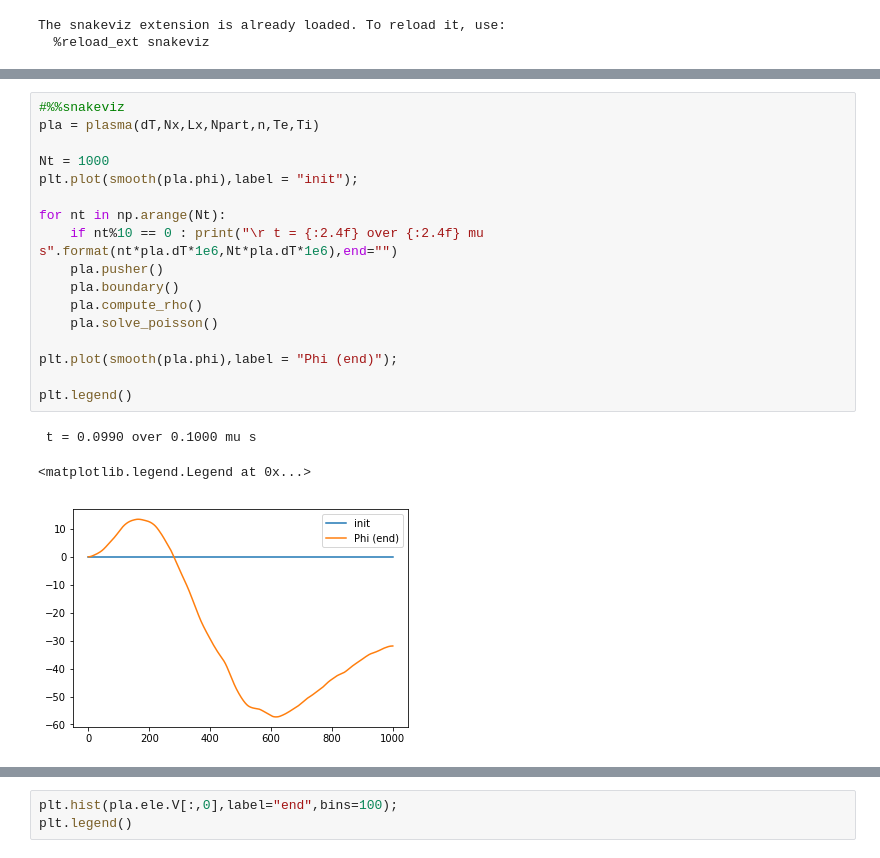
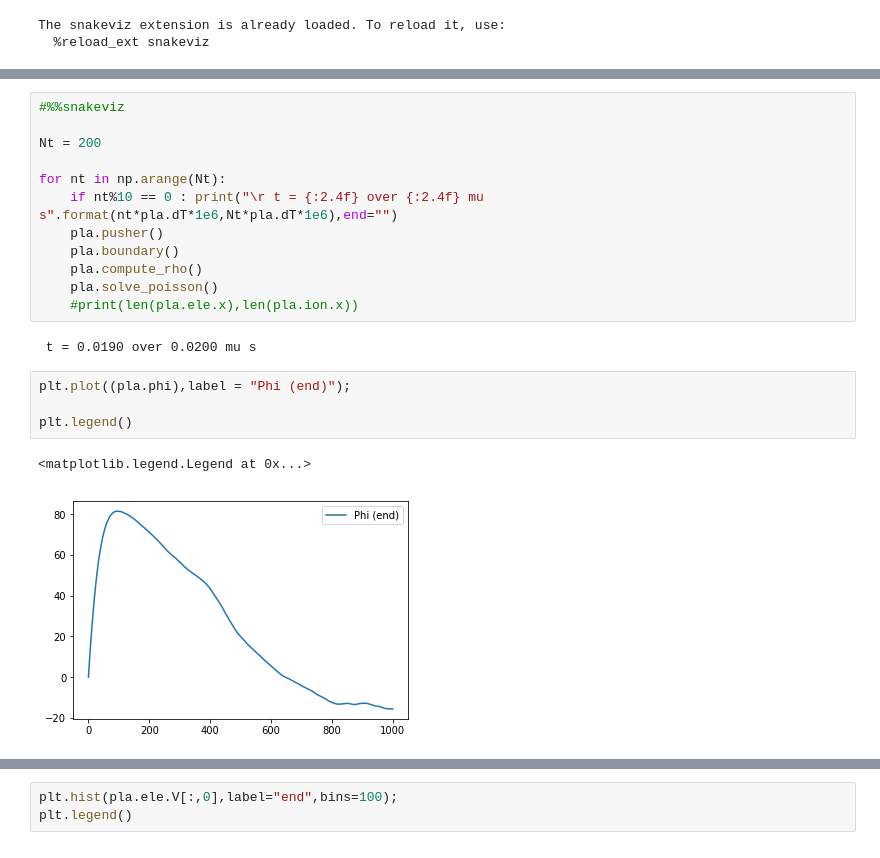
Before and after one commit to antoinetavant/1D_PIC, a Jupyter notebook: Main.ipynb, the cells around one changed output, grey strips where cells are left out. Cells and saved outputs as stored; diff of their text form.

```diff
--- a/Main.ipynb
+++ b/Main.ipynb
@@ -53,9 +68,7 @@ Nx = 1000, and Lx = 1.0 cm
 # %%
 #%%snakeviz
-pla = plasma(dT,Nx,Lx,Npart,n,Te,Ti)
 
-Nt = 1000
-plt.plot(smooth(pla.phi),label = "init");
+Nt = 200
 
 for nt in np.arange(Nt):
     if nt%10 == 0 : print("\r t = {:2.4f} over {:2.4f} mu s".format(nt*pla.dT*1e6,Nt*pla.dT*1e6),end="")
@@ -63,14 +76,16 @@ for nt in np.arange(Nt):
     pla.boundary()
     pla.compute_rho()
     pla.solve_poisson()
-
-plt.plot(smooth(pla.phi),label = "Phi (end)");
-
-plt.legend()
+    #print(len(pla.ele.x),len(pla.ion.x))
 # %% [output]
- t = 0.0990 over 0.1000 mu s
+ t = 0.0190 over 0.0200 mu s
-<matplotlib.legend.Legend at 0x...>
-[figure, removed]
+# %%
+plt.plot((pla.phi),label = "Phi (end)");
+
+plt.legend()
+# %% [output]
+<matplotlib.legend.Legend at 0x...>
+[figure, added]
 # %%
 plt.plot(smooth(pla.ne),label = "end elecs");
 plt.plot(smooth(pla.ni),label = "end ions");
```
Also changed, not shown: parts of 10 cells of this notebook, 4 other files.
